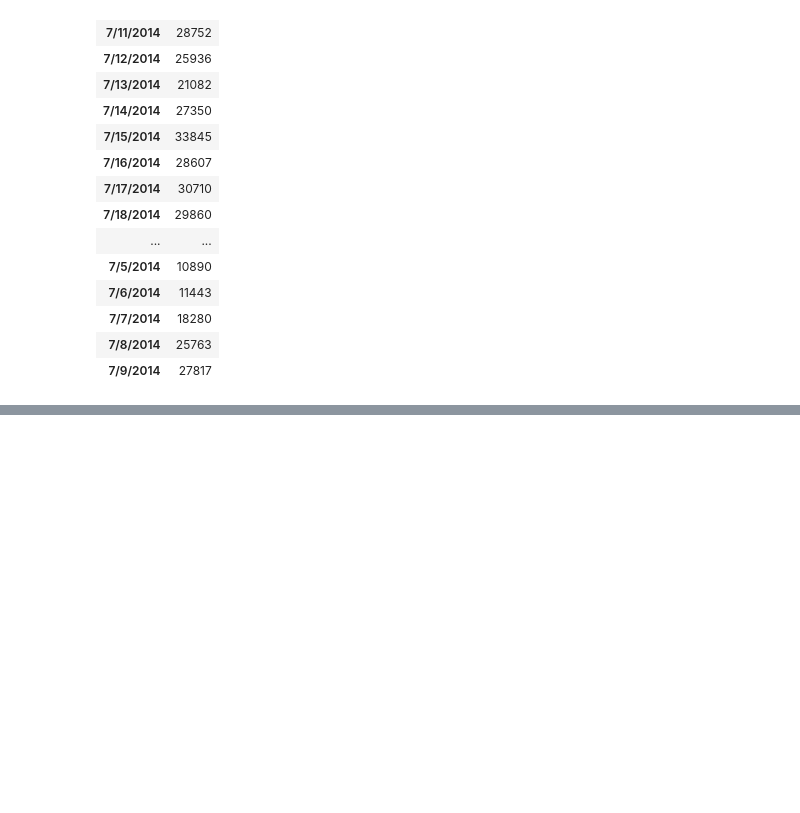
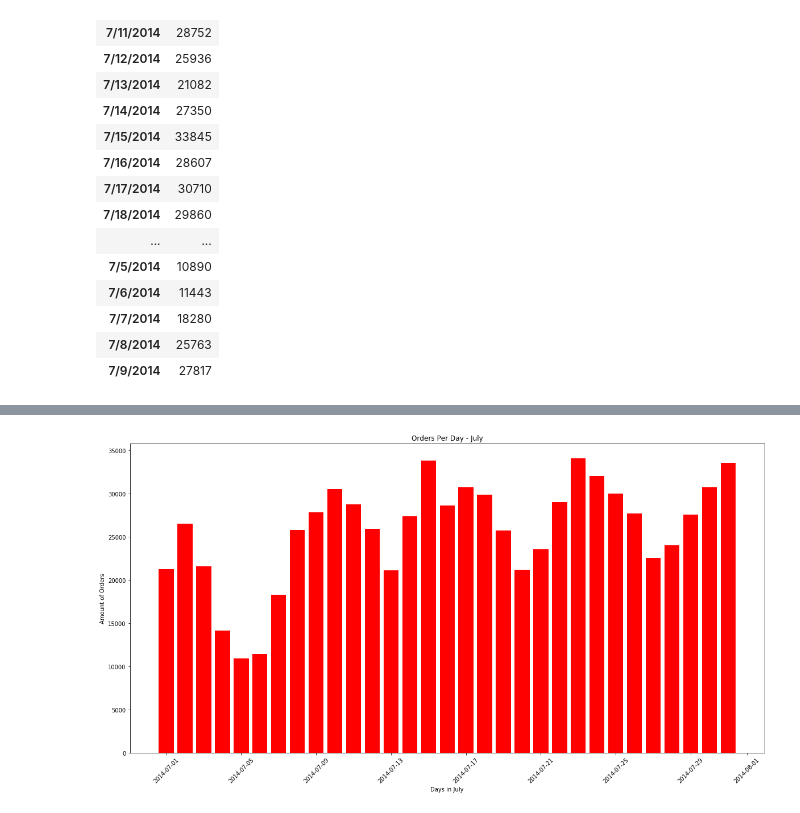
Before and after one commit to riggiobill/uber-density, a Jupyter notebook: uber-density.ipynb, the cells around one changed output, grey strips where cells are left out. Saved outputs shown, nothing was run; the diff lists cells and outputs as text; code cells hidden in the pictures; blank space fills up the shorter version.

```diff
--- a/uber-density.ipynb
+++ b/uber-density.ipynb
@@ -245,0 +229,8 @@ summerdates_df
+# %%
+summer_fin_df = pd.DataFrame({"Date":summerdates_df.index, "Amount":summerdates_df["Lat"]})
+summer_fin_df = summer_fin_df.reset_index(drop=True)
+#df['Date'] =pd.to_datetime(df.Date)
+summer_fin_df['Date'] = pd.to_datetime(summer_fin_df['Date'])
+summer_fin_df = summer_fin_df.sort_values(by="Date")
+summer_fin_df = summer_fin_df.reset_index(drop=True)
+summer_fin_df
@@ -245,0 +255,3 @@ summerdates_df
+# %%
+y_data_summer = summer_fin_df["Amount"]
+x_axis_summer = summer_fin_df["Date"]
@@ -245,0 +328,12 @@ summerdates_df
+# %%
+plt.figure(figsize=(20,10))
+plt.bar(x_axis_summer, y_data_summer, color='r', align="center")
+#tick_locations=[value for value in x_axis_spring]
+#plt.xticks(tick_locations, [x_axis_spring])
+plt.xticks(rotation=45)
+plt.title("Orders Per Day - July")
+plt.xlabel("Days in July")
+plt.ylabel("Amount of Orders")
+plt.show()
+# %% [output]
+[figure, added]
```
Also changed, not shown: parts of 21 cells of this notebook.
